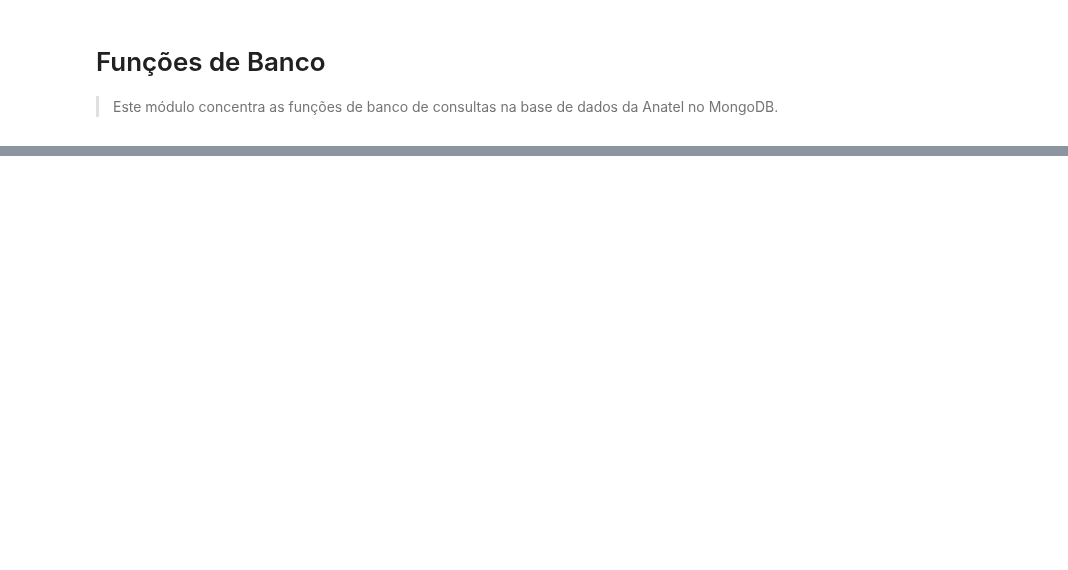
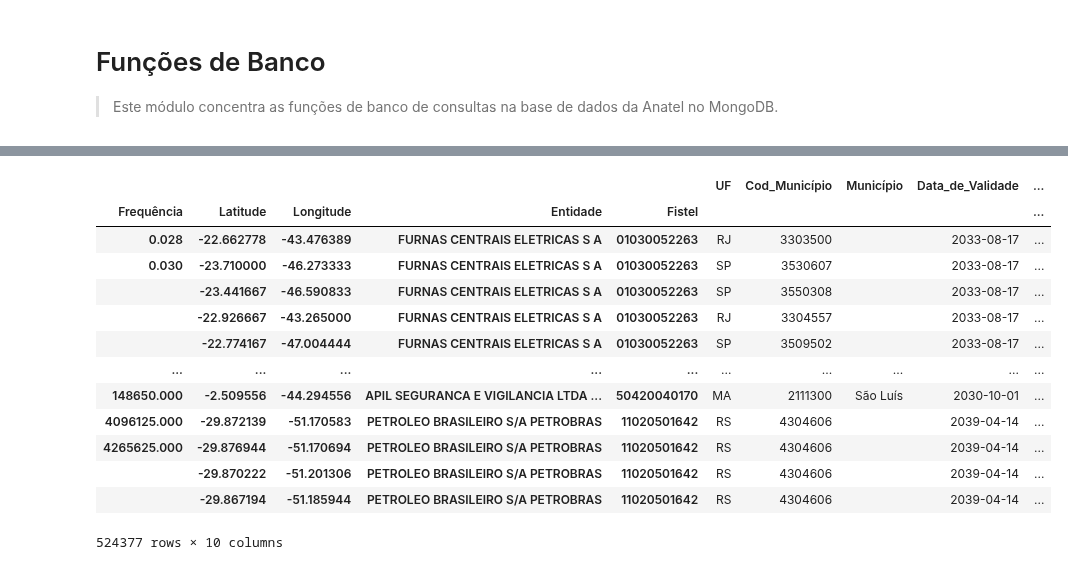
Before and after one commit to ronaldokun/anateldb, a Jupyter notebook: nbs/functionsdb.ipynb, the cells around one changed output, grey strips where cells are left out. Saved outputs shown, nothing was run; the diff lists cells and outputs as text; code cells hidden in the pictures; blank space fills up the shorter version.

```diff
--- a/nbs/functionsdb.ipynb
+++ b/nbs/functionsdb.ipynb
@@ -220,0 +185,4 @@ df[df.len_designacao == 9]
+# %%
+df.drop('Designacao_Emissão', axis=1, inplace=True)
+# %%
+df = df[df.Frequência > 0].reset_index(drop=True)
@@ -220,0 +229,2 @@ df[df.len_designacao == 9]
+# %%
+df = df[df.Status == 'LIC-LIC-01'].reset_index(drop=True)
@@ -220,0 +266,2 @@ df[df.len_designacao == 9]
+# %%
+df_grouped = df.groupby(by=['Frequência', 'Latitude', 'Longitude', 'Entidade', 'Fistel'])
@@ -221,3 +301,20 @@ df[df.len_designacao == 9]
+# %%
+df_grouped.first()
+# %% [output]
+|  |  |  |  |  | UF | Cod_Município | Município | Data_de_Validade | ... |
+| Frequência | Latitude | Longitude | Entidade | Fistel |  |  |  |  | ... |
+| 0.028 | -22.662778 | -43.476389 | FURNAS CENTRAIS ELETRICAS S A | 01030052263 | RJ | 3303500 |  | 2033-08-17 | ... |
+| 0.030 | -23.710000 | -46.273333 | FURNAS CENTRAIS ELETRICAS S A | 01030052263 | SP | 3530607 |  | 2033-08-17 | ... |
+|  | -23.441667 | -46.590833 | FURNAS CENTRAIS ELETRICAS S A | 01030052263 | SP | 3550308 |  | 2033-08-17 | ... |
+|  | -22.926667 | -43.265000 | FURNAS CENTRAIS ELETRICAS S A | 01030052263 | RJ | 3304557 |  | 2033-08-17 | ... |
+|  | -22.774167 | -47.004444 | FURNAS CENTRAIS ELETRICAS S A | 01030052263 | SP | 3509502 |  | 2033-08-17 | ... |
+| ... | ... | ... | ... | ... | ... | ... | ... | ... | ... |
+| 148650.000 | -2.509556 | -44.294556 | APIL SEGURANCA E VIGILANCIA LTDA ... | 50420040170 | MA | 2111300 | São Luís | 2030-10-01 | ... |
+| 4096125.000 | -29.872139 | -51.170583 | PETROLEO BRASILEIRO S/A PETROBRAS | 11020501642 | RS | 4304606 |  | 2039-04-14 | ... |
+| 4265625.000 | -29.876944 | -51.170694 | PETROLEO BRASILEIRO S/A PETROBRAS | 11020501642 | RS | 4304606 |  | 2039-04-14 | ... |
+|  | -29.870222 | -51.201306 | PETROLEO BRASILEIRO S/A PETROBRAS | 11020501642 | RS | 4304606 |  | 2039-04-14 | ... |
+|  | -29.867194 | -51.185944 | PETROLEO BRASILEIRO S/A PETROBRAS | 11020501642 | RS | 4304606 |  | 2039-04-14 | ... |
+524377 rows × 10 columns
 # %%
 {
     "_id" : "6337604b0eb00",
```
Also changed, not shown: parts of 28 cells of this notebook, 8 other files.
